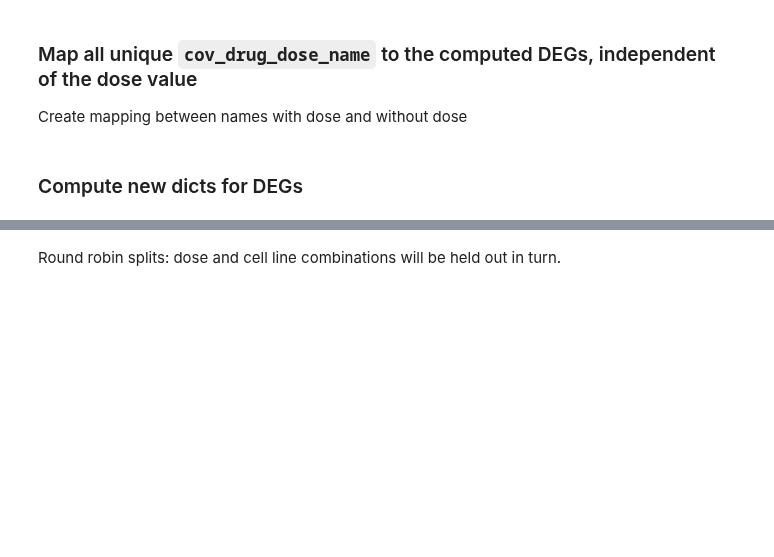
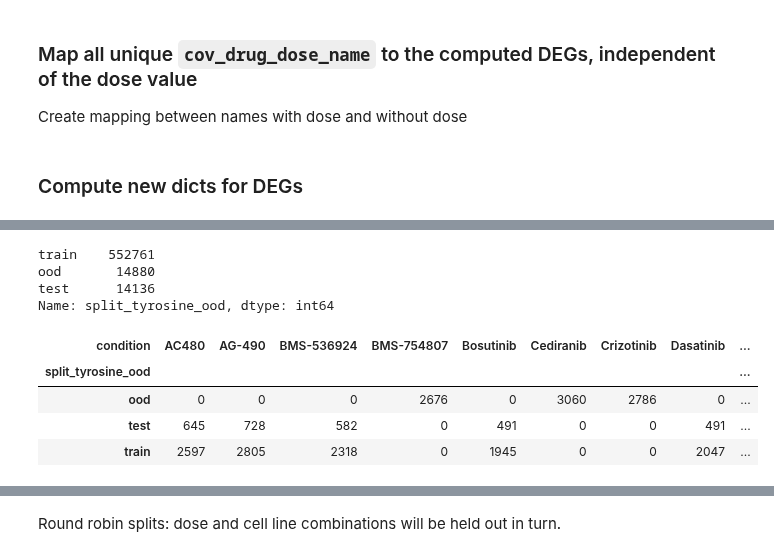
Before and after one commit to theislab/chemCPA, a Jupyter notebook: preprocessing/lincs_sciplex_gene_matching.ipynb, the cells around one changed output, grey strips where cells are left out. Drawn from its saved outputs; the diff is of its cells as text; code cells hidden in the pictures; blank space fills up the shorter version.

```diff
--- a/preprocessing/lincs_sciplex_gene_matching.ipynb
+++ b/preprocessing/lincs_sciplex_gene_matching.ipynb
@@ -325,0 +459,24 @@ This is not the right configuration fot the experiments we want but for the mome
+# %%
+tyrosine_drugs = adata.obs.loc[adata.obs.pathway_level_1.isin(["Tyrosine kinase signaling"]),'condition'].unique()
+# %%
+adata.obs['split_tyrosine_ood'] = 'train'
+
+test_idx = sc.pp.subsample(adata[adata.obs.pathway_level_1.isin(["Tyrosine kinase signaling"])], .20, copy=True).obs.index
+adata.obs.loc[test_idx, 'split_tyrosine_ood'] = 'test'
+
+adata.obs.loc[adata.obs.condition.isin(["Cediranib", "Crizotinib", "Motesanib", "BMS-754807", "Nintedanib"]), 'split_tyrosine_ood'] = 'ood'
+# %%
+adata.obs.split_tyrosine_ood.value_counts()
+# %% [output]
+train    552761
+ood       14880
+test      14136
+Name: split_tyrosine_ood, dtype: int64
+# %%
+pd.crosstab(adata.obs.split_tyrosine_ood, adata.obs['condition'][adata.obs.condition.isin(tyrosine_drugs)])
+# %% [output]
+| condition | AC480 | AG-490 | BMS-536924 | BMS-754807 | Bosutinib | Cediranib | Crizotinib | Dasatinib | ... |
+| split_tyrosine_ood |  |  |  |  |  |  |  |  | ... |
+| ood | 0 | 0 | 0 | 2676 | 0 | 3060 | 2786 | 0 | ... |
+| test | 645 | 728 | 582 | 0 | 491 | 0 | 0 | 491 | ... |
+| train | 2597 | 2805 | 2318 | 0 | 1945 | 0 | 0 | 2047 | ... |
```
Also changed, not shown: parts of 51 cells of this notebook, 5 other files.
